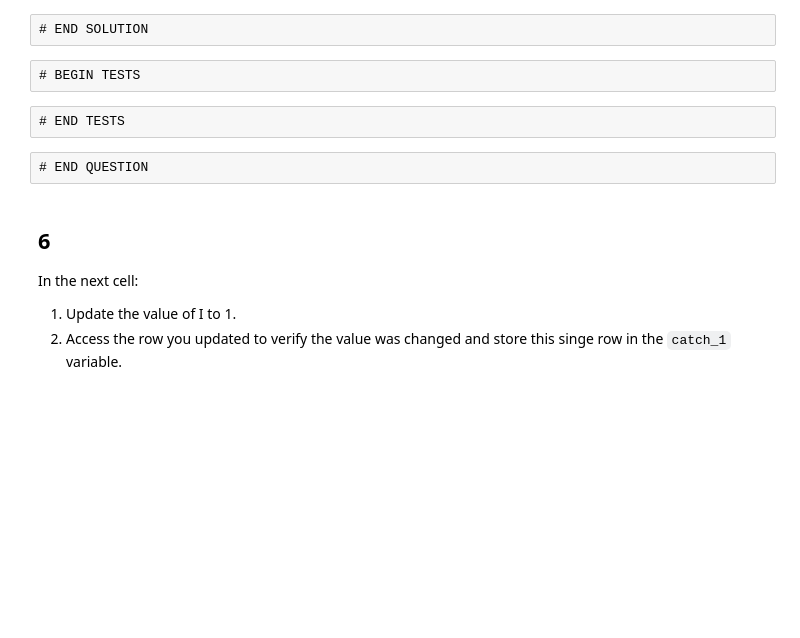
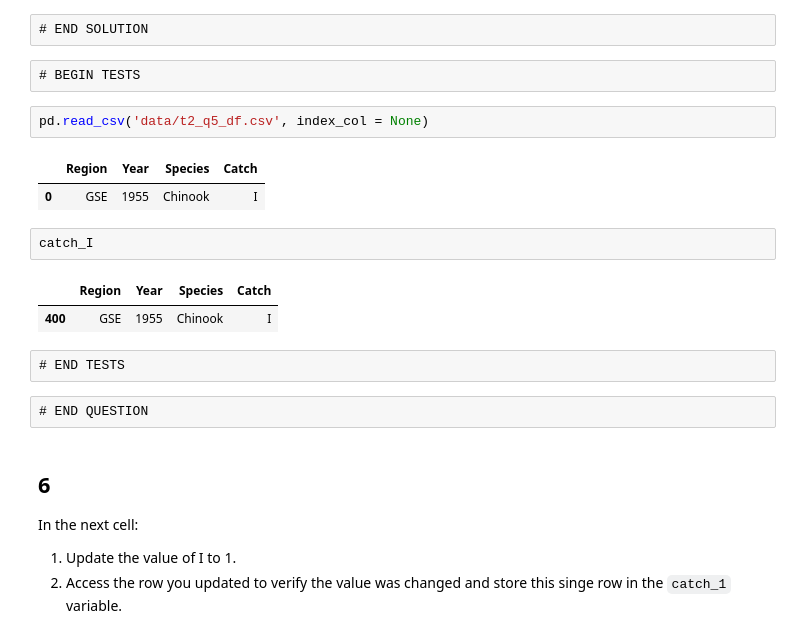
Before and after one commit to MEDS-eds-220/eds220-hw2-OTTER, a Jupyter notebook: hwk2-task2-salmon.ipynb, the cells around one changed output. Saved outputs shown, nothing was run; the diff lists cells and outputs as text; blank space fills up the shorter version.

```diff
--- a/hwk2-task2-salmon.ipynb
+++ b/hwk2-task2-salmon.ipynb
@@ -251,6 +256,16 @@ catch_I = catch_data[catch_data.Catch == 'I'] # SOLUTION
 # END SOLUTION
 # %% [raw]
 # BEGIN TESTS
+# %%
+pd.read_csv('data/t2_q5_df.csv', index_col = None)
+# %% [output]
+|  | Region | Year | Species | Catch |
+| 0 | GSE | 1955 | Chinook | I |
+# %%
+catch_I
+# %% [output]
+|  | Region | Year | Species | Catch |
+| 400 | GSE | 1955 | Chinook | I |
 # %% [raw]
 # END TESTS
 # %% [raw]
```
Also changed, not shown: parts of 13 cells of this notebook, 5 other files.
